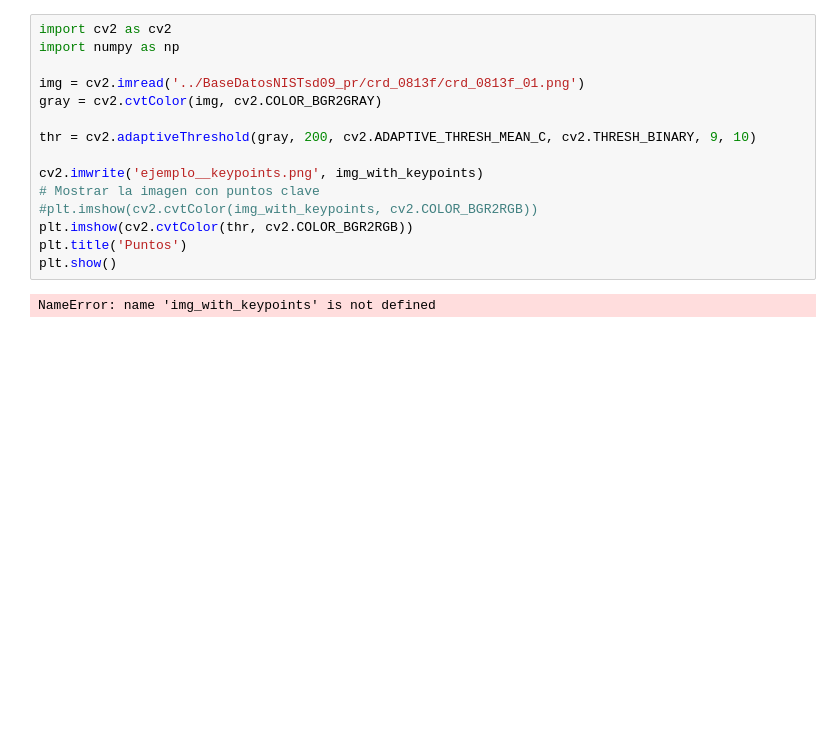
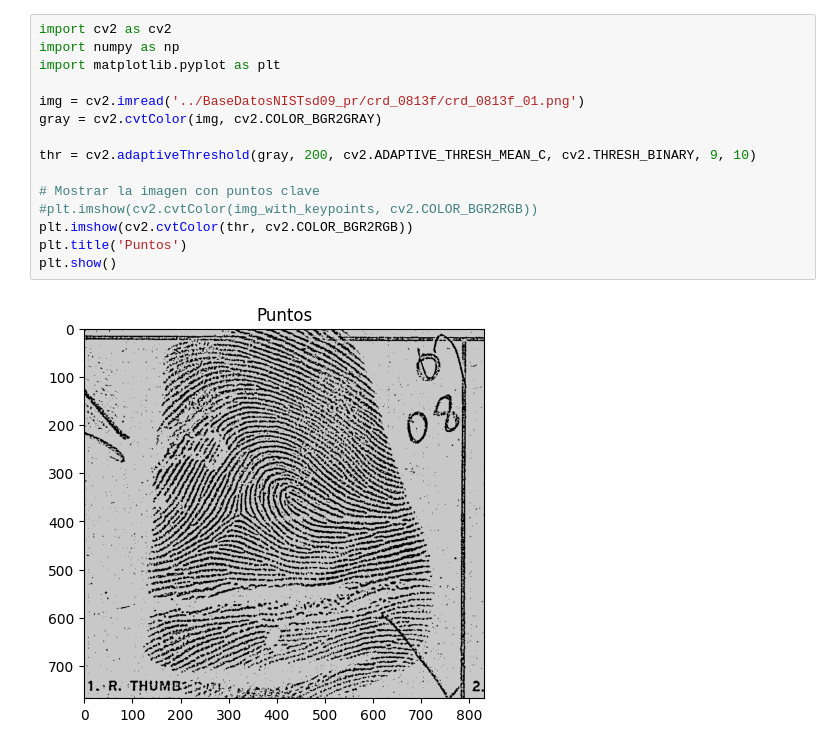
Before and after one commit to alejandroalemanaleman/PracticasPIAV-Cristina, a Jupyter notebook: Hipotesis 1/Umbralizacion.ipynb, the cells around one changed output. Cells and saved outputs as stored; diff of their text form; blank space fills up the shorter version.

```diff
--- a/Hipotesis 1/Umbralizacion.ipynb
+++ b/Hipotesis 1/Umbralizacion.ipynb
@@ -1,17 +7,17 @@
 # %%
 import cv2 as cv2
 import numpy as np
+import matplotlib.pyplot as plt
 
 img = cv2.imread('../BaseDatosNISTsd09_pr/crd_0813f/crd_0813f_01.png')
 gray = cv2.cvtColor(img, cv2.COLOR_BGR2GRAY)
 
 thr = cv2.adaptiveThreshold(gray, 200, cv2.ADAPTIVE_THRESH_MEAN_C, cv2.THRESH_BINARY, 9, 10)
 
-cv2.imwrite('ejemplo__keypoints.png', img_with_keypoints)
 # Mostrar la imagen con puntos clave
 #plt.imshow(cv2.cvtColor(img_with_keypoints, cv2.COLOR_BGR2RGB))
 plt.imshow(cv2.cvtColor(thr, cv2.COLOR_BGR2RGB))
 plt.title('Puntos')
 plt.show()
 # %% [output]
-NameError: name 'img_with_keypoints' is not defined
+[figure, added]
```
Also changed, not shown: parts of 2 cells of this notebook, 2 other files.
